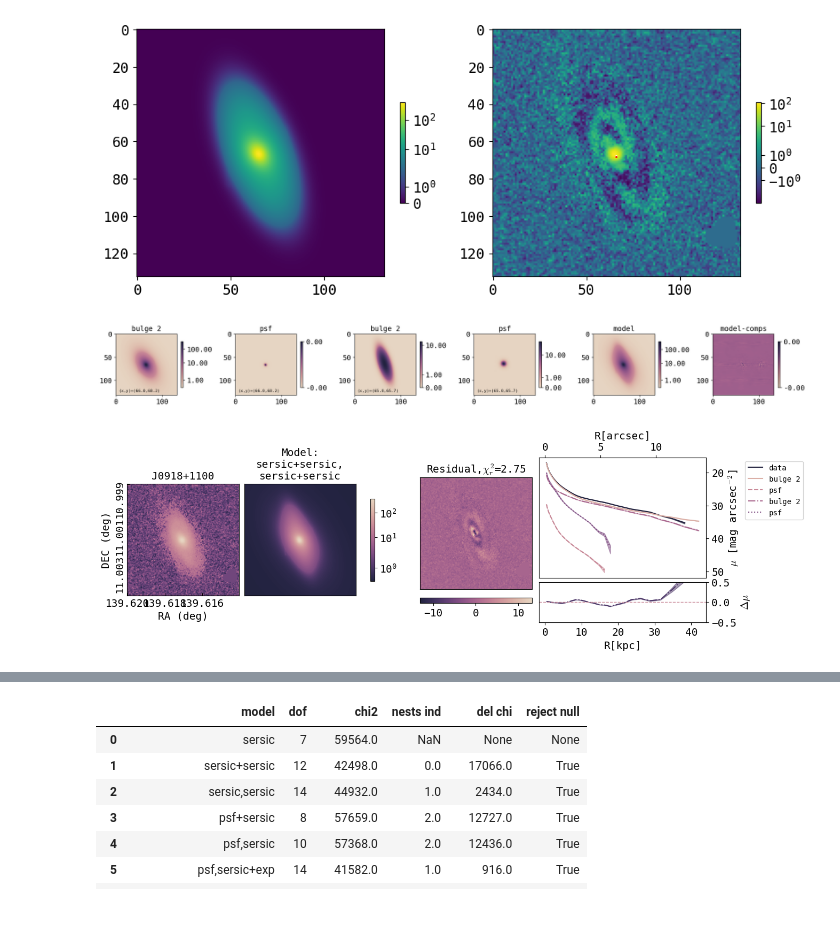
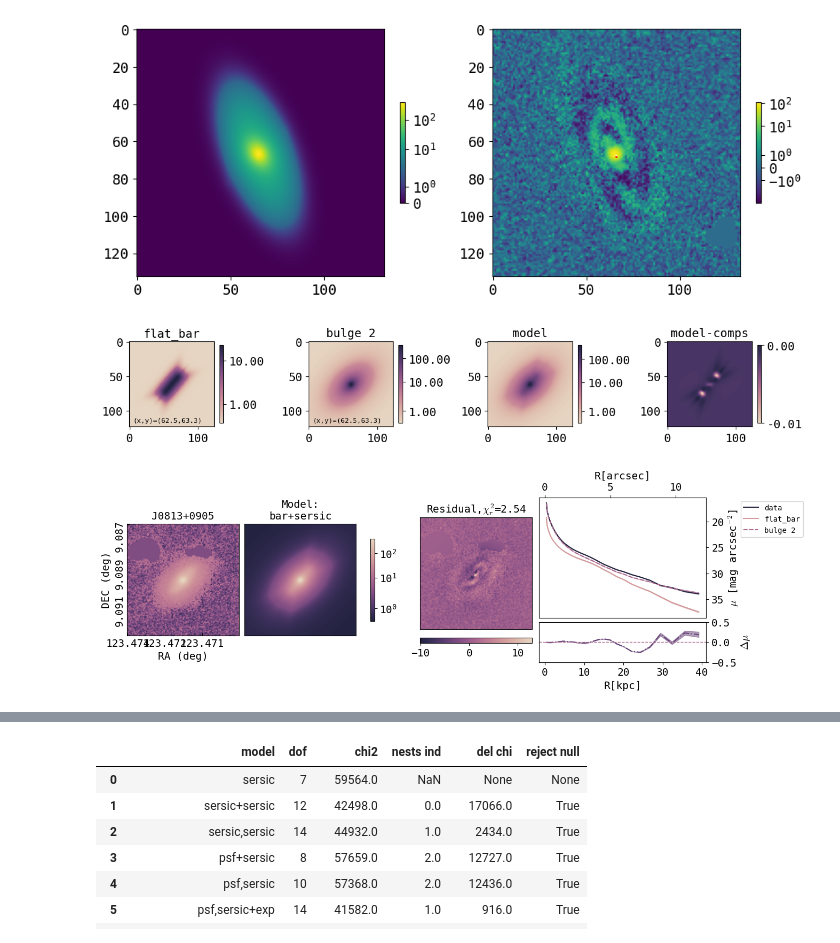
Before and after one commit to insepien/dualAGN, a Jupyter notebook: scrap_notebooks/checkFit.ipynb, the cells around one changed output, grey strips where cells are left out. Saved outputs shown, nothing was run; the diff lists cells and outputs as text; code cells hidden in the pictures; blank space fills up the shorter version.

```diff
--- a/scrap_notebooks/checkFit.ipynb
+++ b/scrap_notebooks/checkFit.ipynb
@@ -557,9 +557,9 @@ plt.imshow(imageAGN_masked, norm='symlog')
 # %%
 fits.writeto("~/research-data/agn-result/fit/fit_masked_n.3to6/masked_image_SS/"+on+".fits",imageAGN_masked, overwrite=True)
 # %%
-on = "J0323+0018"
+on = "J1215+1344"
 
-with open(os.path.expanduser("/home/insepien/research-data/agn-result/fit/final_fit_nb/"+on+".pkl"),"rb") as f:
+with open(os.path.expanduser("/home/insepien/research-data/agn-result/fit/fit_masked_n.3to6/masked_fit/"+on+".pkl"),"rb") as f:
     d = pickle.load(f)
 imageAGN = d['imageSS']
 imageFile = glob.glob(os.path.expanduser("~/research-data/agn-result/box/final_cut/"+on+"*"))[0]
@@ -650,18 +650,18 @@ GaussianRingAzParamsDict = {'PA': [40, 0,360], 'ell': [0.5, 0,1], 'A_maj':[100,0
                           'R_ring':[10,0,100],'sigma_r':[5,0,100]}
 gausR_dict = {'name': "GaussianRingAz", 'label': "GaussianRingAz", 'parameters': GaussianRingAzParamsDict}
 
-exponentialParamDict = {'PA': [160, 0,360], 'ell': [0.5, 0,1], 'I_0': [1, 0.1,Imax], 'h': [1, 0.1,1e4]}
+exponentialParamDict = {'PA': [30, 0,360], 'ell': [0.5, 0,1], 'I_0': [1, 0.1,Imax], 'h': [1, 0.1,1e4]}
 exp2_dict = {'name': "Exponential", 'label': "disk", 'parameters':exponentialParamDict}
 
-flatbar = {'PA':[30,0,360], 'ell':[0.1,0,1],
+flatbar = {'PA':[30,0,360], 'ell':[0.5,0,1],
             'deltaPA_max':[30,0,360], 'I_0':[1,0,Imax],
             'h1':[10,0.1,framelim], 'h2':[10,0.1,framelim,],
             'r_break':[20,0,framelim], 'alpha':[0.1,0,framelim]}
 flatbar0_dict = {'name': "FlatBar", 'label': "flat_bar", 'parameters':flatbar}
 
 
-sersicParamsDict = {'PA': [160, 0, 360], 'ell_bulge': [0.5, 0, 1],
-                    'n': [1, 0.3,6],'I_e': [1, 0.0,Imax], 'r_e': [3, 0.0, framelim]}
+sersicParamsDict = {'PA': [30, 0, 360], 'ell_bulge': [0.5, 0, 1],
+                    'n': [1, 0.3,6],'I_e': [10, 0.0,Imax], 'r_e': [20, 0.0, framelim]}
 sersic2_dict = {'name': "Sersic", 'label': "bulge 2", 'parameters': sersicParamsDict}
 
 sersic1_dict = {'name': "Sersic", 'label': "bulge 1", 'parameters': sersicParamsDict}
@@ -676,7 +676,7 @@ sersic_ext_dict = {'name': "Sersic", 'label': "ext bulge", 'parameters': ext_ser
 
 
 funcset_dict_sersic1= {'X0': [midF,0,framelim], 'Y0': [midF,0,framelim],
-                    'function_list': [exp2_dict,psf_dict]}
+                    'function_list': [flatbar_dict,sersic2_dict]}
 funcset_dict_sersic2= {'X0': [midF-1,0,framelim], 'Y0': [midF-1,0,framelim],
                     'function_list': [sersic2_dict]}
 funcset_dict_sersic3= {'X0': [53,0,framelim], 'Y0': [33,0,framelim],
@@ -684,7 +684,7 @@ funcset_dict_sersic3= {'X0': [53,0,framelim], 'Y0': [33,0,framelim],
 
 
 
-model_dict = {'function_sets': [funcset_dict_sersic1,funcset_dict_sersic2]}
+model_dict = {'function_sets': [funcset_dict_sersic1]}
 model = pyimfit.ModelDescription.dict_to_ModelDescription(model_dict)
 # %%
 mosfile = glob.glob(os.path.expanduser("~/raw-data-agn/mos-fits-agn/*"+on+"*.mos.fits"))[0]
@@ -701,7 +701,7 @@ gain = hdu.header['EGAIN'] #fits: no unit specified, pf: in electrons/ADU
 noise=hdu.header['EFFRN'] #fits:[e-], pf: in electrons
 numcom=hdu.header['NCOADD'] #Number of Averaged Frames
 # Try for only 1 model
-image = imageAGN_masked
+image = imageAGN
 config0, modelIm0, fitRes0, pname0,fitter0  = _dofit_no_oversp(model,dataImage=image, psf=epsf,solver="LM",
                                                  readnoise=noise, expT=exptime, skylevel = sky_level, ncom=numcom,effgain=gain)
 m = modelIm0
@@ -767,13 +766,13 @@ ax[1].plot(comp_pos[1][0],comp_pos[1][1],"ro",markersize=1)
 [<matplotlib.lines.Line2D at 0x...>]
 [figure]
 # %%
-modelname = 'sersic+sersic,\nsersic+sersic'
-isolist_data = make_data_isophotes(image,10,midF)
+modelname = 'bar+sersic'
+isolist_data = make_data_isophotes(image,20,midF)
 isolist_comps = make_model_isophotes(isolist_data,comp_ims,comp_names,midF)
 plot_model_components(comp_ims,comp_names,comp_pos,isolist_comps)
 sma_arcsec, sma_kpc, mu_data,mu_models,skycoords = radial_plot_params(imageFile, framelim,isolist_data,isolist_comps,hdu_exp=hdu0,z=0.2)
 plot_everything(on,image,m,modelname,comp_names,fsr,sma_arcsec,sma_kpc,mu_data,mu_models,skycoords,colormap="ch:s=-.3,r=.6")
 # %% [output]
-[figure, old version]
+[figure, new version]
-[figure, old version]
+[figure, new version]
 # %%
```
Also changed, not shown: parts of 7 cells of this notebook, 4 other files.
